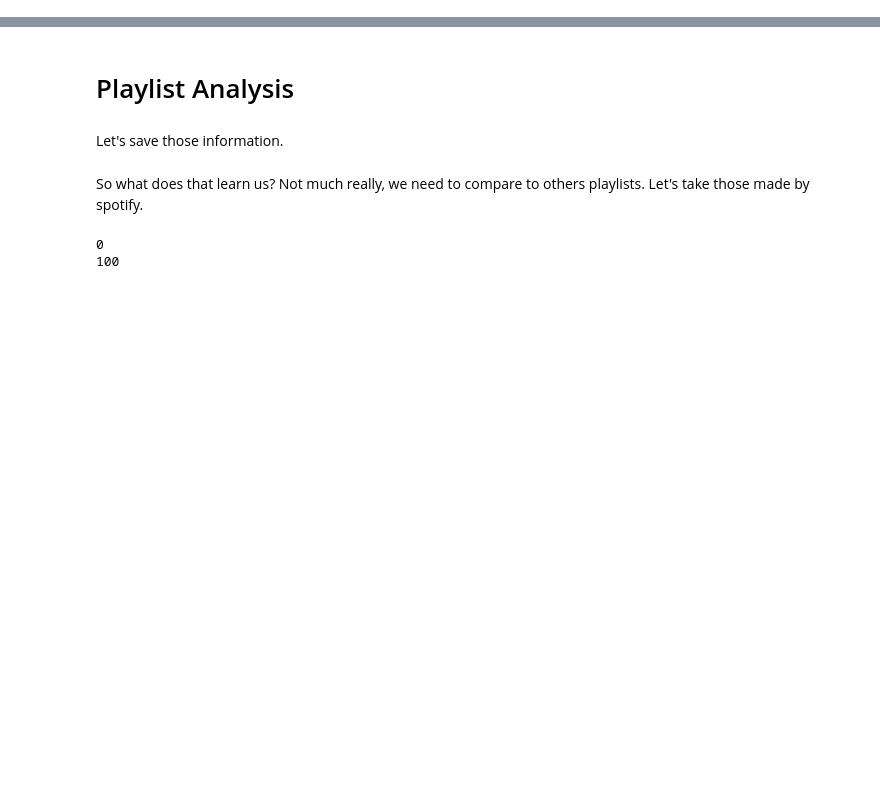
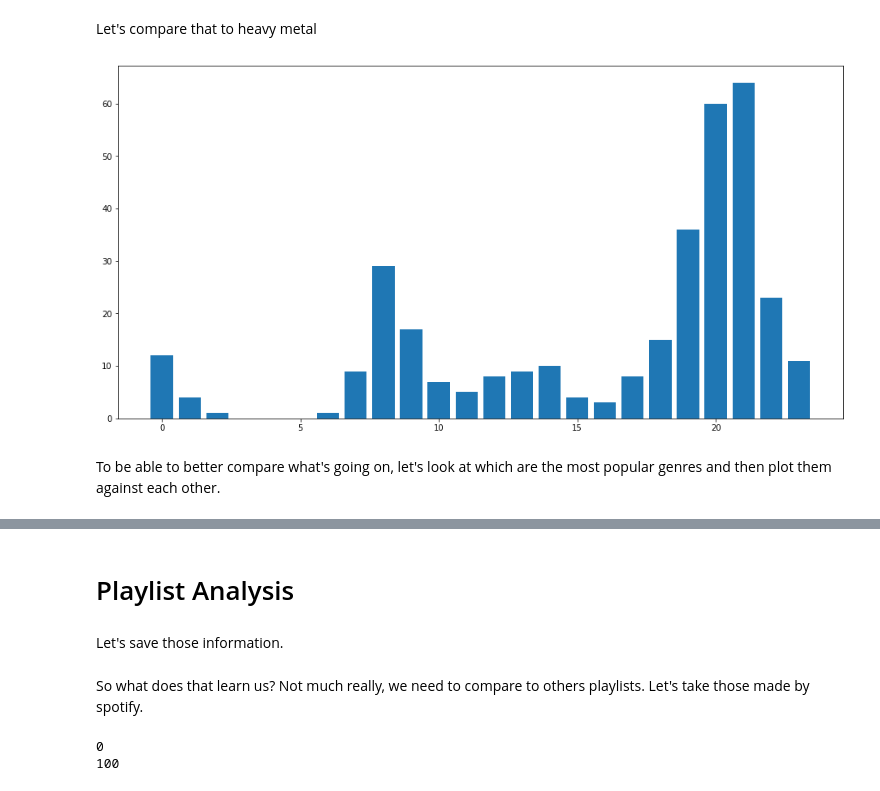
Before and after one commit to TimoBl/Spotify-Data-Analysis, a Jupyter notebook: Spotify_Data_Analysis.ipynb, the cells around one changed output, grey strips where cells are left out. Saved outputs shown, nothing was run; the diff lists cells and outputs as text; code cells hidden in the pictures; blank space fills up the shorter version.

```diff
--- a/Spotify_Data_Analysis.ipynb
+++ b/Spotify_Data_Analysis.ipynb
@@ -2,0 +169,15 @@ pip install spotipy
+# %% [markdown]
+Let's compare that to heavy metal
+# %%
+cmd = """ SELECT streaming_history.endTime, streaming_history.artistName, streaming_history.trackName, artist_genres.genreName
+          FROM streaming_history
+          INNER JOIN artist_genres ON streaming_history.artistName=artist_genres.artistName
+          WHERE artist_genres.genreName='metal'; """
+
+cur = database.execute(cmd)
+heavy_metal_streaming_history = cur.fetchall()
+plotHourlyStreamingHistory(heavy_metal_streaming_history)
+# %% [output]
+[figure, added]
+# %% [markdown]
+To be able to better compare what's going on, let's look at which are the most popular genres and then plot them against each other.
```
Also changed, not shown: parts of 40 cells of this notebook.
